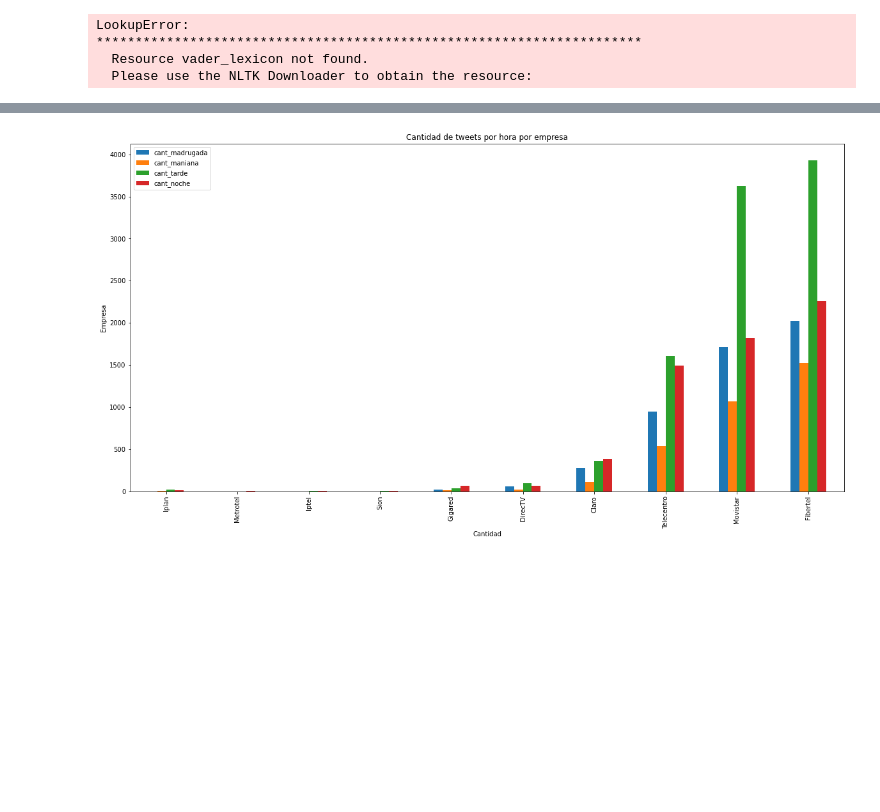
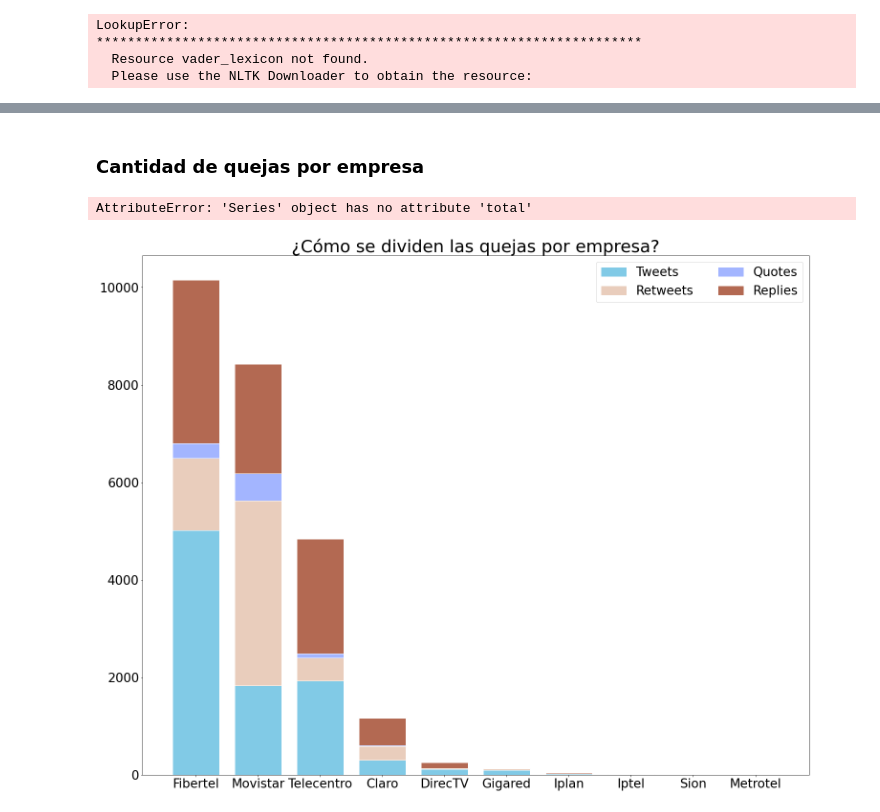
Before and after one commit to nanaccachian/wifi-twitter-data-analysis, a Jupyter notebook: Proyecto final/twitter_notebook.ipynb, the cells around one changed output, grey strips where cells are left out. Saved outputs shown, nothing was run; the diff lists cells and outputs as text; code cells hidden in the pictures; blank space fills up the shorter version.

```diff
--- a/Proyecto final/twitter_notebook.ipynb
+++ b/Proyecto final/twitter_notebook.ipynb
@@ -282,19 +112,61 @@ df_qu_horarios = pd.read_sql_query("""SELECT
-# %%
-df_horarios = df_horarios.append(df_rt_horarios)
-df_horarios = df_horarios.append(df_rp_horarios)
-df_horarios = df_horarios.append(df_qu_horarios)
-df_horarios = df_horarios.groupby(by='nombre').sum()
-
-df_horarios.sort_values('cant_madrugada',inplace=True)
-
-df_horarios.plot(kind='bar',
-             stacked=False,
-             figsize=(20, 10))
-
-plt.title('Cantidad de tweets por hora por empresa')
-plt.ylabel('Empresa')
-plt.xlabel('Cantidad')
-
-plt.show()
-# %% [output]
-[figure, removed]
+# %% [markdown]
+### Cantidad de quejas por empresa
+# %%
+df_totales = pd.read_sql_query("""SELECT
+                                        wp_name as 'nombre',
+                                        (SELECT COUNT(*) FROM dbo.fact_tweets where tw_wifi_provider = wp_id) as 'cant_tweets',
+                                        (SELECT COUNT(*) FROM dbo.fact_retweets where rt_wifi_provider = wp_id) as 'cant_rts',
+                                        (SELECT COUNT(*) FROM dbo.fact_quotes where qu_wifi_provider = wp_id) as 'cant_quotes',
+                                        (SELECT COUNT(*) FROM dbo.fact_replies where rp_wifi_provider = wp_id) as 'cant_replies'
+                                  FROM dbo.dim_wifi_providers
+                                  ORDER BY 1 """, engine)
+
+total = 7248280
+
+df_totales.loc[df_totales.index[2], 'cant_usuarios'] = fib_tot = 0.46*total
+df_totales.loc[df_totales.index[1], 'cant_usuarios'] = fib_tot = 0.01*total
+df_totales.loc[df_totales.index[7], 'cant_usuarios'] = fib_tot = 0.17*total
+df_totales.loc[df_totales.index[9], 'cant_usuarios'] = fib_tot = 0.12*total
+
+df_totales['total'] = df_totales.apply(lambda row: row.cant_tweets + row.cant_replies + row.cant_quotes + row.cant_rts,axis=1)
+df_totales.sort_values(by=['total'], ascending=False, inplace=True)
+df_totales['porcentaje'] = df_totales.apply(lambda row:row.total / row.cant_usuarios)
+
+
+print(df_totales)
+# %% [output]
+AttributeError: 'Series' object has no attribute 'total'
+# %%
+from matplotlib import rc
+import matplotlib.patches as mpatches
+import numpy as np
+
+barWidth = 0.75
+names = df_totales['nombre']
+tw = df_totales['cant_tweets']
+rt = df_totales['cant_rts']
+qu = df_totales['cant_quotes']
+re = df_totales['cant_replies']
+
+plt.figure(figsize=(25,20))
+
+# Create Tweets Bars
+plt.bar(names, tw, color='#81CAE6', edgecolor='white', width=barWidth)
+# Create Rts Bars
+plt.bar(names, rt, bottom=tw, color='#E9CDBC', edgecolor='white', width=barWidth)
+# Create Quotes Bars
+plt.bar(names, qu, bottom=[i+j for i,j in zip(tw, rt)], color='#A3B5FF', edgecolor='white', width=barWidth)
+# Create Replies Bars
+plt.bar(names, re, bottom=[i+j+k for i,j,k in zip(tw, rt, qu)], color='#B36952', edgecolor='white', width=barWidth)
+
+plt.title('¿Cómo se dividen las quejas por empresa?', fontsize=36)
+plt.xticks(fontsize=26)
+plt.yticks(fontsize=26)
+tw_bar = mpatches.Patch(color='#81CAE6', label='Tweets')
+rt_bar = mpatches.Patch(color='#E9CDBC', label='Retweets')
+qu_bar = mpatches.Patch(color='#A3B5FF', label='Quotes')
+re_bar = mpatches.Patch(color='#B36952', label='Replies')
+plt.legend(handles=[tw_bar, rt_bar, qu_bar, re_bar],loc='upper right', ncol=2, fontsize=26)
+plt.show()
+# %% [output]
+[figure, added]
```
Also changed, not shown: parts of 13 cells of this notebook.
